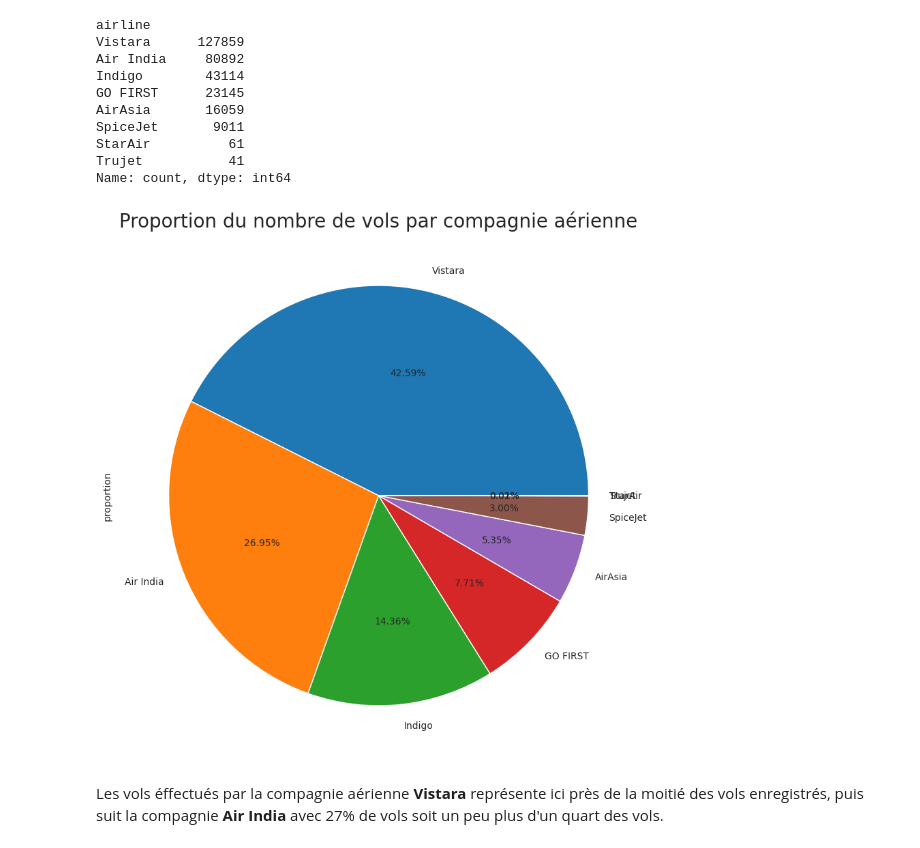
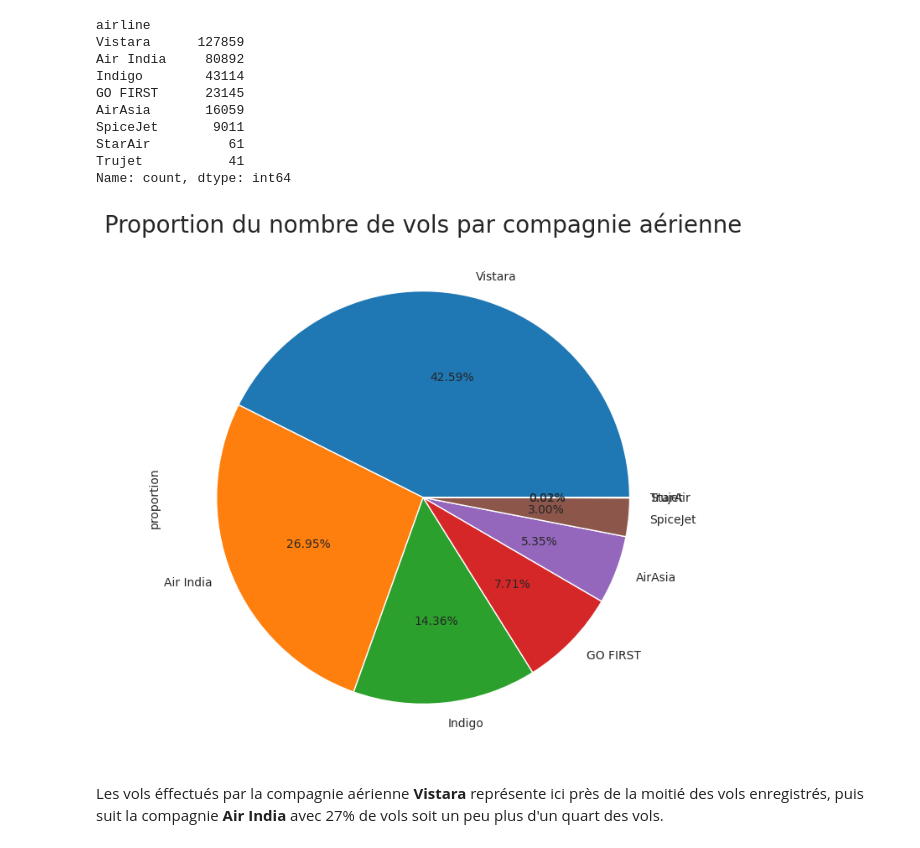
Before and after one commit to chanwinharold/Prevision_du_prix_des_vols, a Jupyter notebook: notebooks/02_exploratory_analysis.ipynb, the cells around one changed output. Cells and saved outputs as stored; diff of their text form; code cells hidden in the pictures.

```diff
--- a/notebooks/02_exploratory_analysis.ipynb
+++ b/notebooks/02_exploratory_analysis.ipynb
@@ -93,12 +83,12 @@ Trujet           41
 Name: count, dtype: int64
 # %%
 # Visualisation
-plt.figure(figsize=(30, 10))
+plt.figure(figsize=(10, 8))
 plt.title('Proportion du nombre de vols par compagnie aérienne', fontsize=20)
 data['airline'].value_counts(normalize=True).plot(kind='pie', autopct='%.2f%%')
 plt.show()
 # %% [output]
-[figure, old version]
+[figure, new version]
 # %% [markdown]
 Les vols éffectués par la compagnie aérienne **Vistara** représente ici près de la moitié des vols enregistrés, puis suit la compagnie **Air India** avec 27% de vols soit un peu plus d'un quart des vols.
 # %%
```
Also changed, not shown: parts of 29 cells of this notebook.
